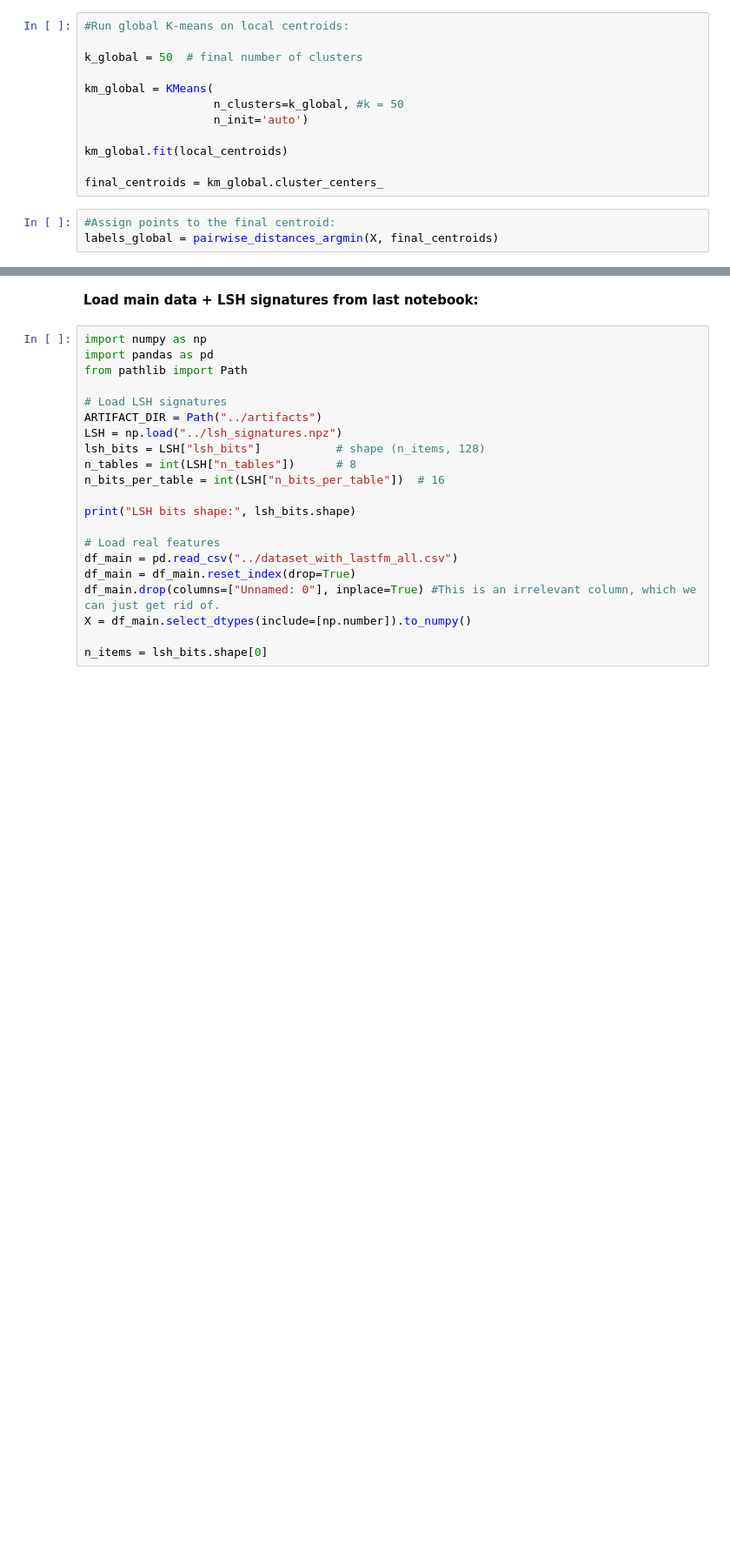
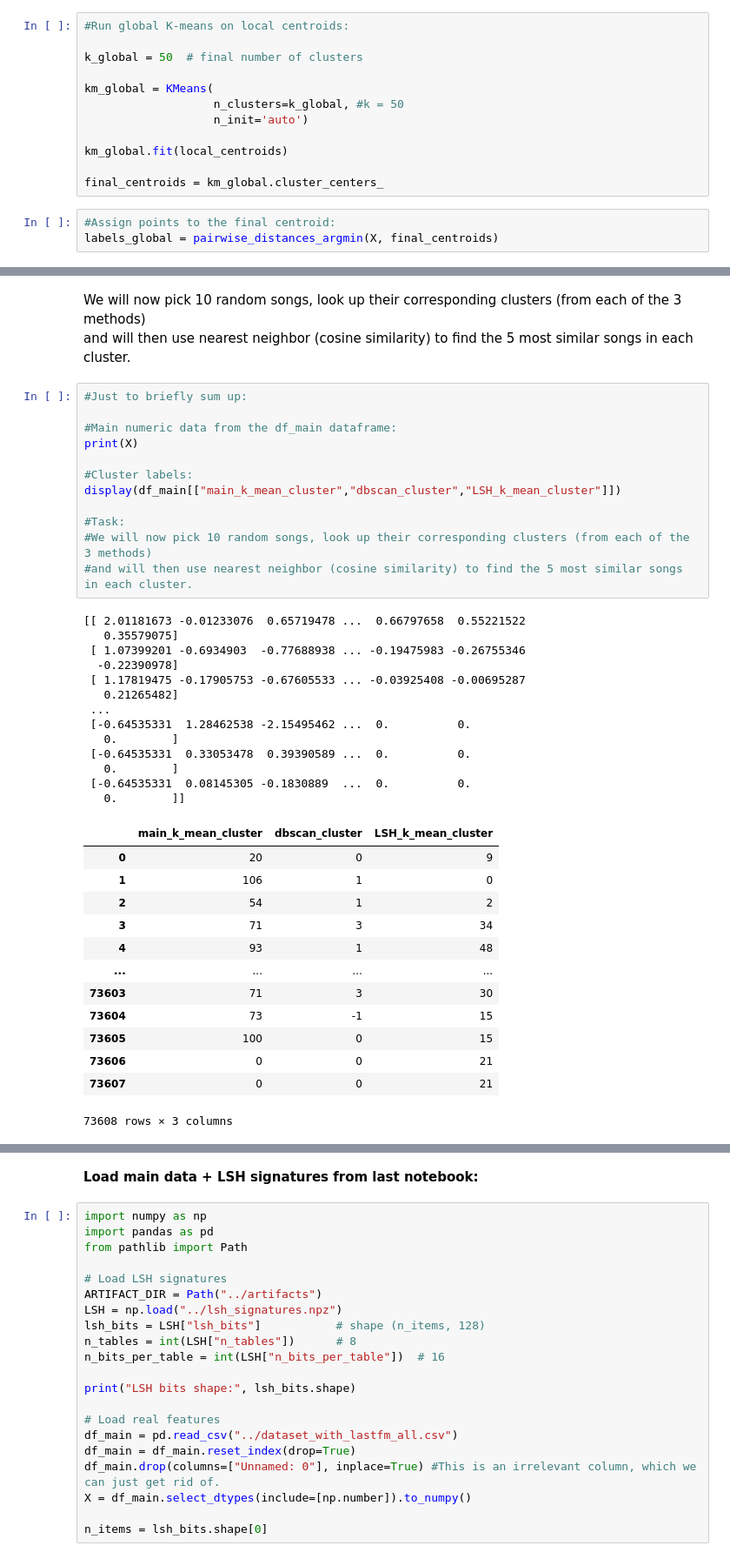
Before and after one commit to adamajane/computational-tools-for-data-science-02807-project, a Jupyter notebook: 3-recommendation-search/3.ipynb, the cells around one changed output, grey strips where cells are left out. Shown at 87% size. Cells and saved outputs as stored; diff of their text form; blank space fills up the shorter version.

```diff
--- a/3-recommendation-search/3.ipynb
+++ b/3-recommendation-search/3.ipynb
@@ -684,0 +748,42 @@ plot_clusters_pca(X, labels_global)
+# %% [markdown]
+We will now pick 10 random songs, look up their corresponding clusters (from each of the 3 methods) <br>
+and will then use nearest neighbor (cosine similarity) to find the 5 most similar songs in each cluster.
+# %%
+#Just to briefly sum up:
+
+#Main numeric data from the df_main dataframe:
+print(X)
+
+#Cluster labels:
+display(df_main[["main_k_mean_cluster","dbscan_cluster","LSH_k_mean_cluster"]])
+
+#Task:
+#We will now pick 10 random songs, look up their corresponding clusters (from each of the 3 methods)
+#and will then use nearest neighbor (cosine similarity) to find the 5 most similar songs in each cluster.
+# %% [output]
+[[ 2.01181673 -0.01233076  0.65719478 ...  0.66797658  0.55221522
+   0.35579075]
+ [ 1.07399201 -0.6934903  -0.77688938 ... -0.19475983 -0.26755346
+  -0.22390978]
+ [ 1.17819475 -0.17905753 -0.67605533 ... -0.03925408 -0.00695287
+   0.21265482]
+ ...
+ [-0.64535331  1.28462538 -2.15495462 ...  0.          0.
+   0.        ]
+ [-0.64535331  0.33053478  0.39390589 ...  0.          0.
+   0.        ]
+ [-0.64535331  0.08145305 -0.1830889  ...  0.          0.
+   0.        ]]
+|  | main_k_mean_cluster | dbscan_cluster | LSH_k_mean_cluster |
+| 0 | 20 | 0 | 9 |
+| 1 | 106 | 1 | 0 |
+| 2 | 54 | 1 | 2 |
+| 3 | 71 | 3 | 34 |
+| 4 | 93 | 1 | 48 |
+| ... | ... | ... | ... |
+| 73603 | 71 | 3 | 30 |
+| 73604 | 73 | -1 | 15 |
+| 73605 | 100 | 0 | 15 |
+| 73606 | 0 | 0 | 21 |
+| 73607 | 0 | 0 | 21 |
+73608 rows × 3 columns
```
Also changed, not shown: parts of 27 cells of this notebook.
